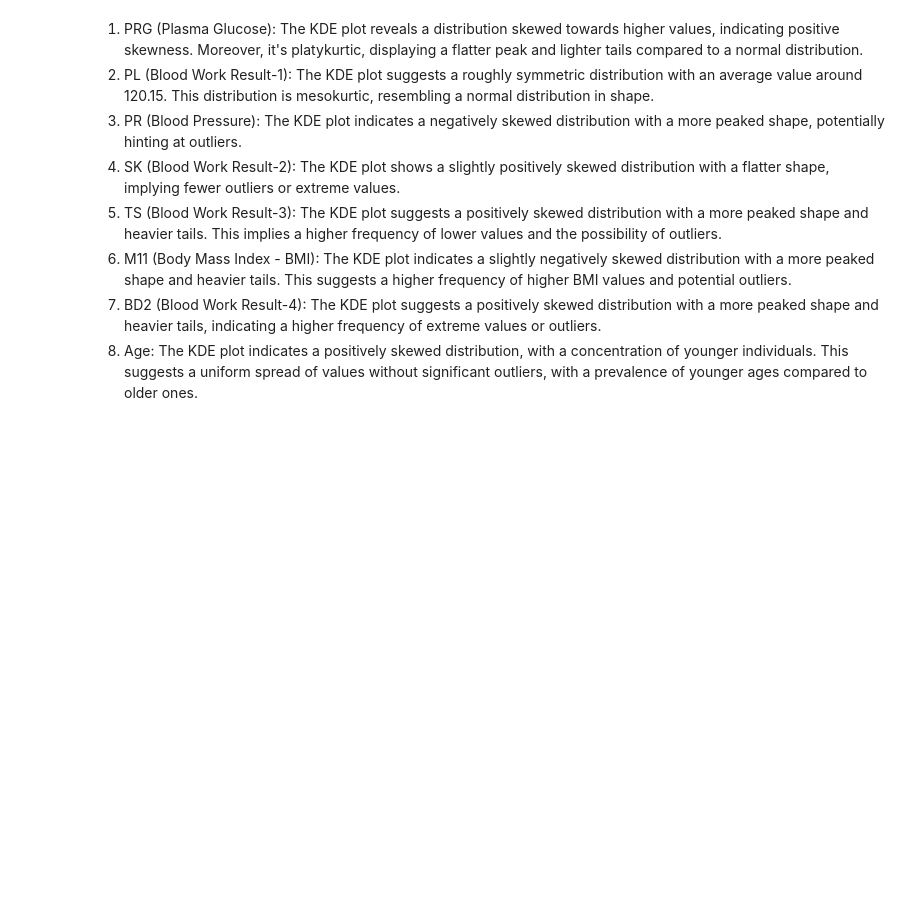
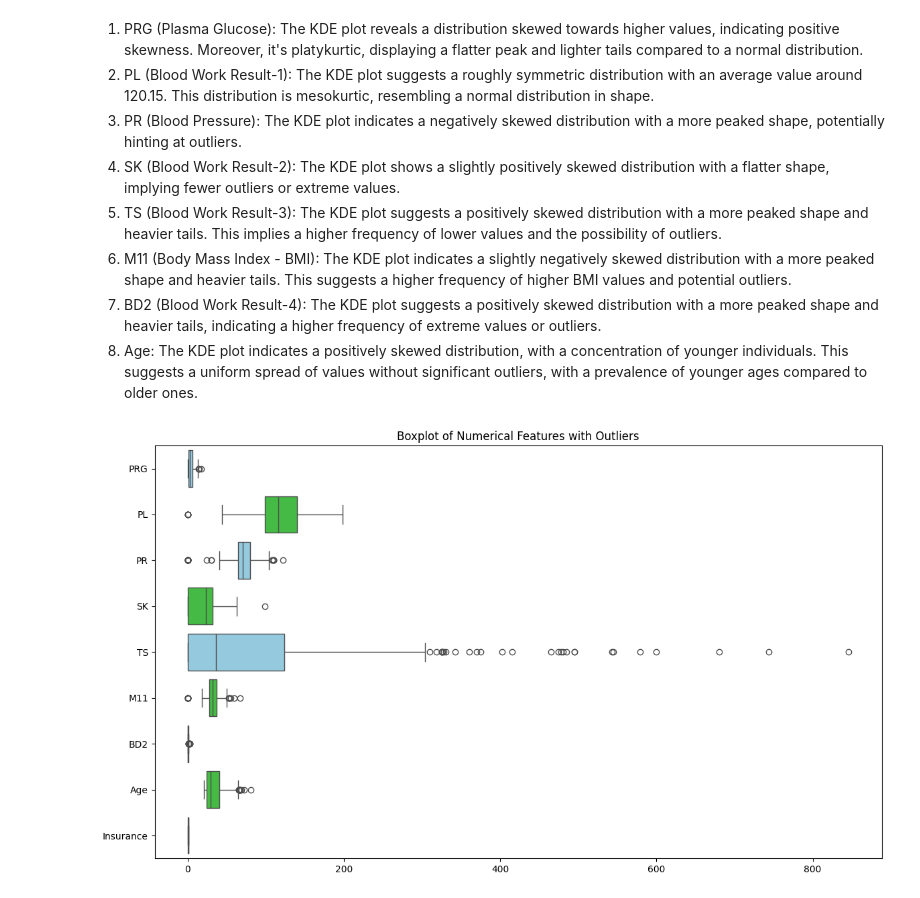
Before and after one commit to Samidirbsa/Career_Accelerator_P5-ML_API, a Jupyter notebook: Notebook.ipynb, the cells around one changed output. Drawn from its saved outputs; the diff is of its cells as text; code cells hidden in the pictures; blank space fills up the shorter version.

```diff
--- a/Notebook.ipynb
+++ b/Notebook.ipynb
@@ -350,3 +350,11 @@ plt.show()
 6. M11 (Body Mass Index - BMI): The KDE plot indicates a slightly negatively skewed distribution with a more peaked shape and heavier tails. This suggests a higher frequency of higher BMI values and potential outliers.
 7. BD2 (Blood Work Result-4): The KDE plot suggests a positively skewed distribution with a more peaked shape and heavier tails, indicating a higher frequency of extreme values or outliers.
 8. Age: The KDE plot indicates a positively skewed distribution, with a concentration of younger individuals. This suggests a uniform spread of values without significant outliers, with a prevalence of younger ages compared to older ones.
+# %%
+# Create a single boxplot to show outliers
+fig, ax = plt.subplots(figsize=(14, 8))
+sns.boxplot(data=df_Paitients_Files_Train[cols], whis=1.5, orient='h', palette=['skyblue', 'limegreen'])
+plt.title("Boxplot of Numerical Features with Outliers")
+plt.show()
+# %% [output]
+[figure, added]
```
Also changed, not shown: parts of 2 cells of this notebook.
